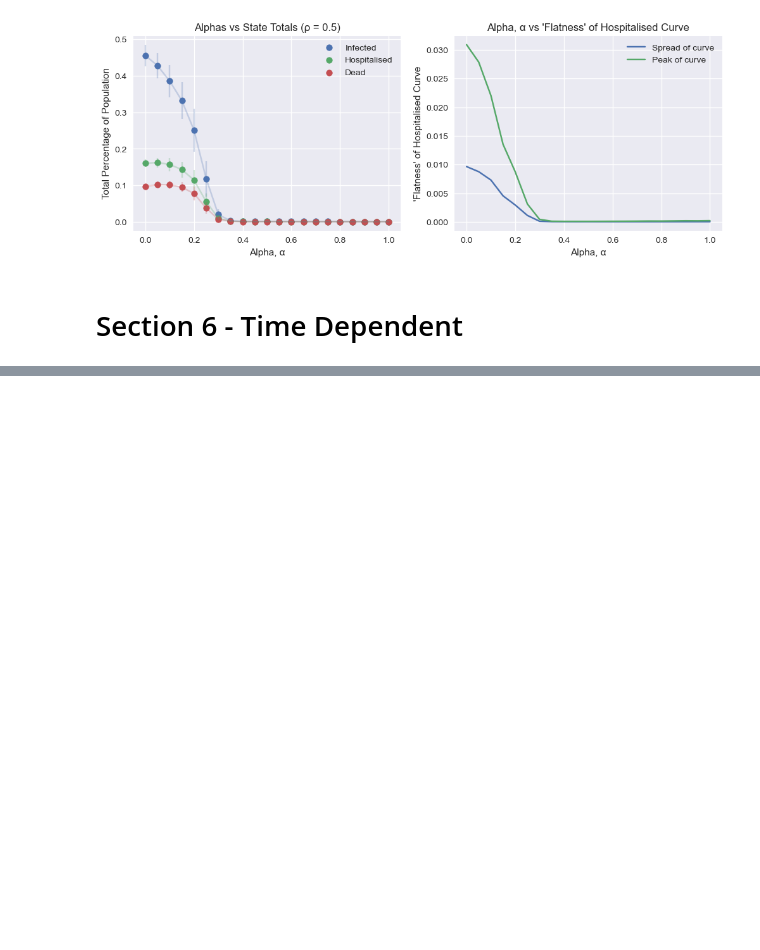
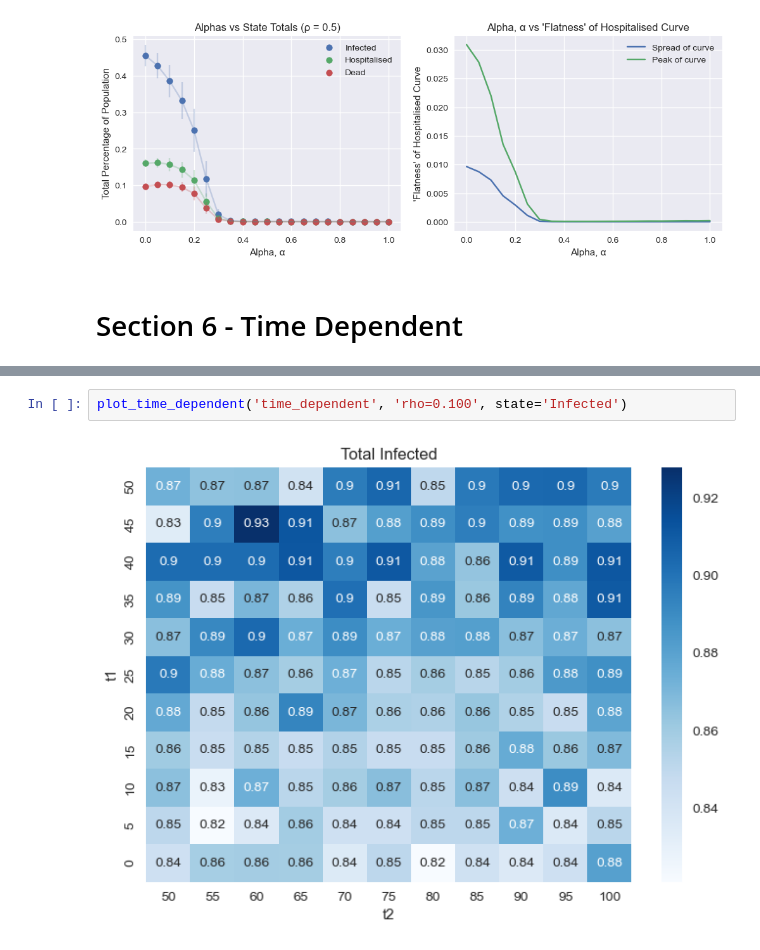
Before and after one commit to lucaswarwick02/Part-III-Individual-Project, a Jupyter notebook: notebooks/results.ipynb, the cells around one changed output, grey strips where cells are left out. Drawn from its saved outputs; the diff is of its cells as text; blank space fills up the shorter version.

Commit message:
Plot results for new results

```diff
--- a/notebooks/results.ipynb
+++ b/notebooks/results.ipynb
@@ -484,0 +485,4 @@ plot_time_dependent('time_dependent', 'rho=0.250', state='Infected')
+# %%
+plot_time_dependent('time_dependent', 'rho=0.100', state='Infected')
+# %% [output]
+[figure, added]
```
Also changed, not shown: parts of 1 cell of this notebook.
